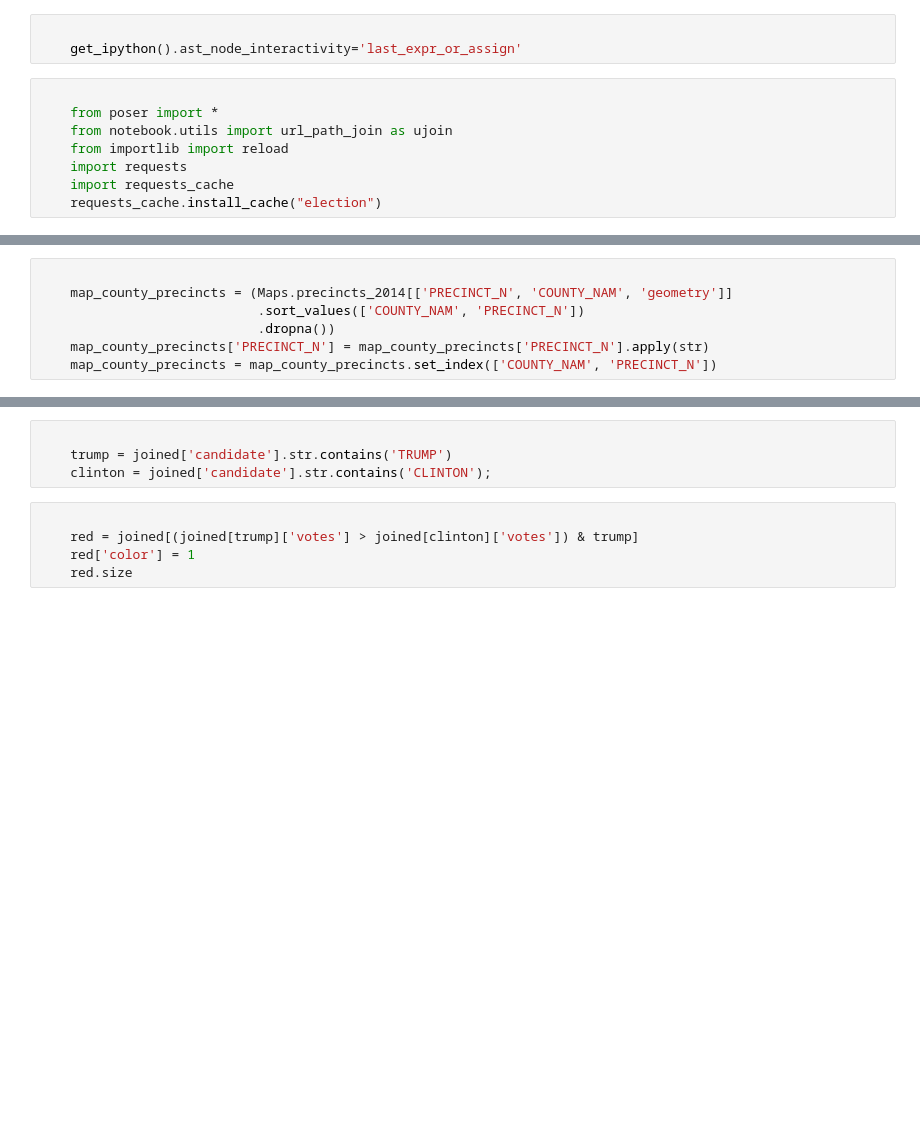
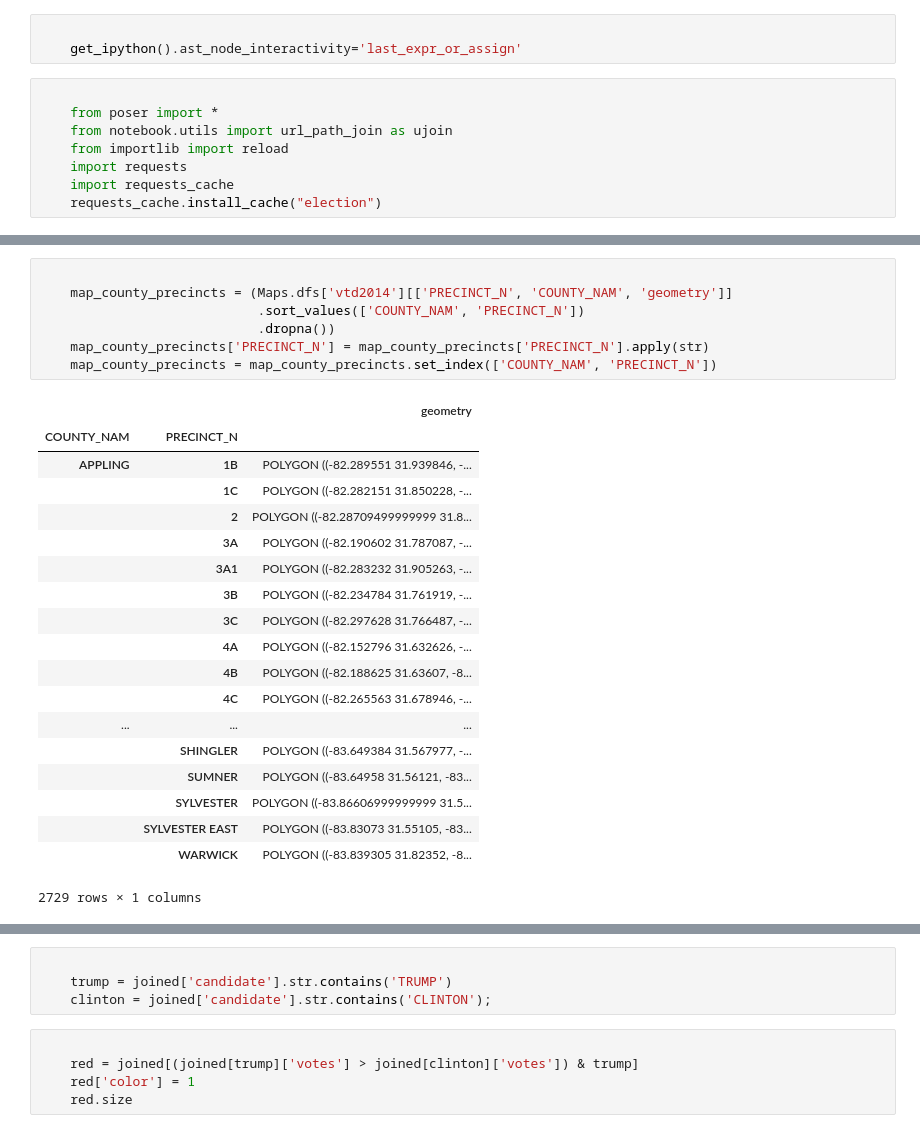
Before and after one commit to deathbeds/election, a Jupyter notebook: Election.ipynb, the cells around one changed output, grey strips where cells are left out. Drawn from its saved outputs; the diff is of its cells as text; blank space fills up the shorter version.

```diff
--- a/Election.ipynb
+++ b/Election.ipynb
@@ -119,10 +308,30 @@ in individual reports (also titled details.xls).
 # %%
 
-    map_county_precincts = (Maps.precincts_2014[['PRECINCT_N', 'COUNTY_NAM', 'geometry']]
+    map_county_precincts = (Maps.dfs['vtd2014'][['PRECINCT_N', 'COUNTY_NAM', 'geometry']]
                             .sort_values(['COUNTY_NAM', 'PRECINCT_N'])
                             .dropna())
     map_county_precincts['PRECINCT_N'] = map_county_precincts['PRECINCT_N'].apply(str)
     map_county_precincts = map_county_precincts.set_index(['COUNTY_NAM', 'PRECINCT_N'])
+# %% [output]
+|  |  | geometry |
+| COUNTY_NAM | PRECINCT_N |  |
+| APPLING | 1B | POLYGON ((-82.289551 31.939846, -... |
+|  | 1C | POLYGON ((-82.282151 31.850228, -... |
+|  | 2 | POLYGON ((-82.28709499999999 31.8... |
+|  | 3A | POLYGON ((-82.190602 31.787087, -... |
+|  | 3A1 | POLYGON ((-82.283232 31.905263, -... |
+|  | 3B | POLYGON ((-82.234784 31.761919, -... |
+|  | 3C | POLYGON ((-82.297628 31.766487, -... |
+|  | 4A | POLYGON ((-82.152796 31.632626, -... |
+|  | 4B | POLYGON ((-82.188625 31.63607, -8... |
+|  | 4C | POLYGON ((-82.265563 31.678946, -... |
+| ... | ... | ... |
+|  | SHINGLER | POLYGON ((-83.649384 31.567977, -... |
+|  | SUMNER | POLYGON ((-83.64958 31.56121, -83... |
+|  | SYLVESTER | POLYGON ((-83.86606999999999 31.5... |
+|  | SYLVESTER EAST | POLYGON ((-83.83073 31.55105, -83... |
+|  | WARWICK | POLYGON ((-83.839305 31.82352, -8... |
+2729 rows × 1 columns
 # %%
 
     joined = map_county_precincts.join(vote_county_precincts, how='outer').dropna()
```
Also changed, not shown: parts of 19 cells of this notebook, 3 other files.
